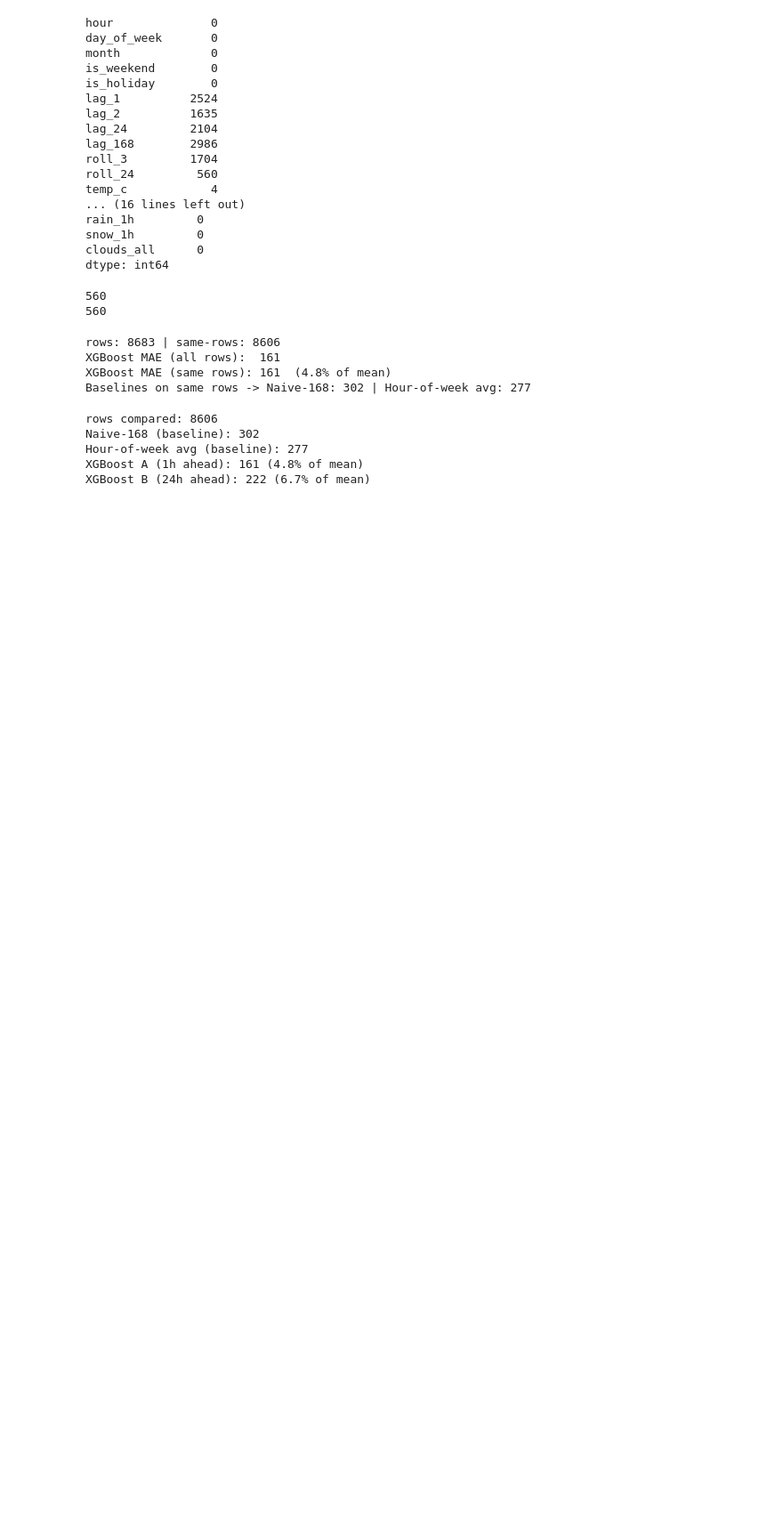
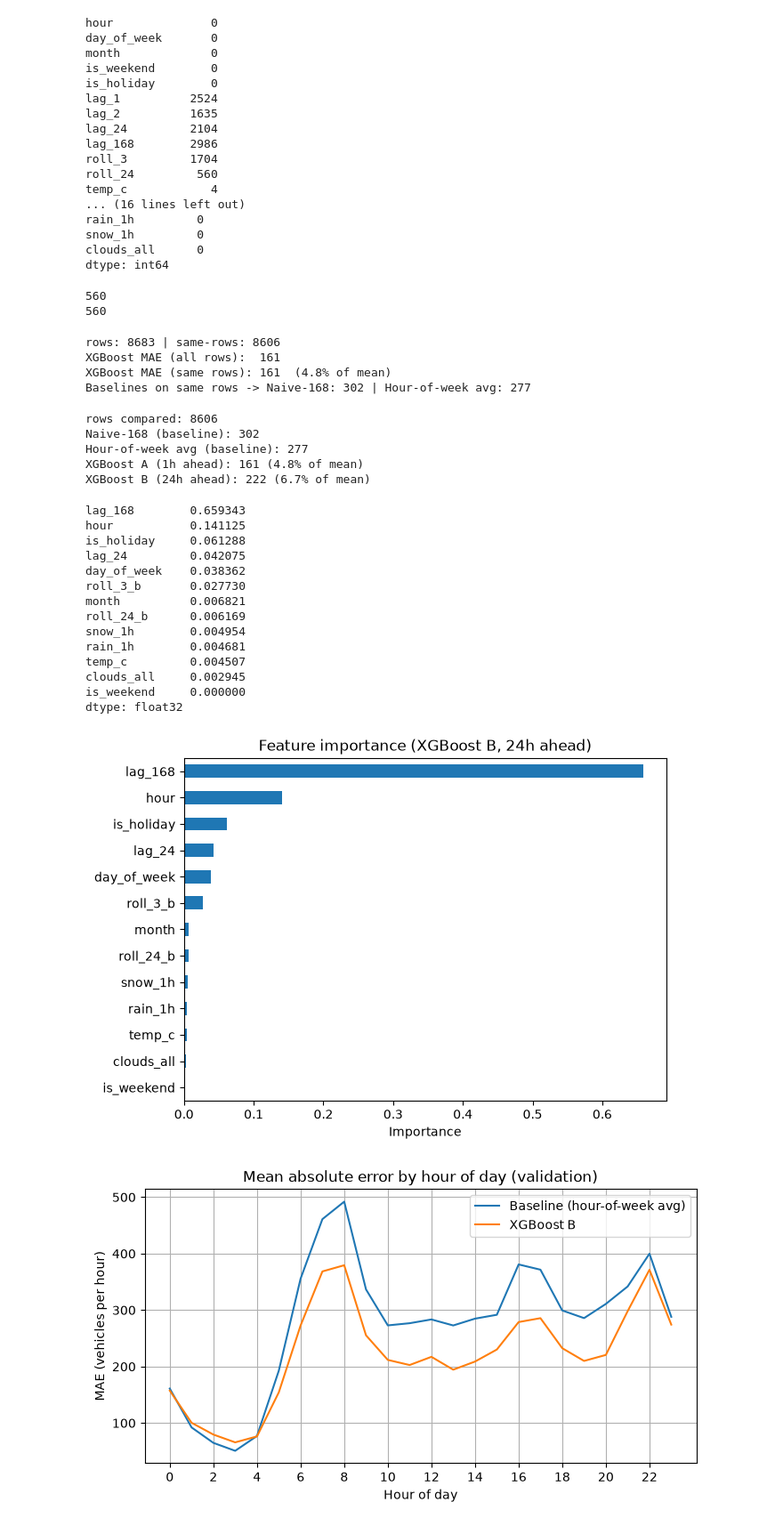
Before and after one commit to TasneemAlnaasan/traffic-flow-forecasting, a Jupyter notebook: notebooks/03_features.ipynb, the cells around one changed output. Shown at 89% size. Cells and saved outputs as stored; diff of their text form; code cells hidden in the pictures; blank space fills up the shorter version.

Commit message:
Add error analysis and figures for XGBoost B

```diff
--- a/notebooks/03_features.ipynb
+++ b/notebooks/03_features.ipynb
@@ -194,3 +194,79 @@ Naive-168 (baseline): 302
 Hour-of-week avg (baseline): 277
 XGBoost A (1h ahead): 161 (4.8% of mean)
 XGBoost B (24h ahead): 222 (6.7% of mean)
+# %%
+
+
+import matplotlib.pyplot as plt
+
+# ---------- 0)  Build the analysis table ----------
+# Baseline (hour-of-week mean) from TRAIN only, for comparison
+avg_table = (
+    train.groupby(["day_of_week", "hour"])["traffic_volume"]
+    .mean().reset_index().rename(columns={"traffic_volume": "pred_avg"})
+)
+val = validate.merge(avg_table, on=["day_of_week", "hour"], how="left")
+val["pred_b"] = pred_b #   model B predictions
+val["err_b"] = (val["traffic_volume"] - val["pred_b"]).abs()
+val["err_avg"] = (val["traffic_volume"] - val["pred_avg"]).abs()
+
+# ---------- 1) Feature importance ----------
+imp = pd.Series(model_b.feature_importances_, index=features_b).sort_values()
+print(imp.sort_values(ascending=False))
+
+plt.figure(figsize=(7, 5))
+imp.plot(kind="barh")
+plt.title("Feature importance (XGBoost B, 24h ahead)")
+plt.xlabel("Importance")
+plt.savefig("../reports/figures/feature_importance.png", dpi=150, bbox_inches="tight")
+plt.show()
+
+# ---------- 2) Error by hour of day ----------
+err_by_hour = val.groupby("hour")[["err_b", "err_avg"]].mean()
+
+plt.figure(figsize=(8, 4))
+plt.plot(err_by_hour.index, err_by_hour["err_avg"], label="Baseline (hour-of-week avg)")
+plt.plot(err_by_hour.index, err_by_hour["err_b"], label="XGBoost B")
+plt.title("Mean absolute error by hour of day (validation)")
+plt.xlabel("Hour of day")
+plt.ylabel("MAE (vehicles per hour)")
+plt.xticks(range(0, 24, 2))
+plt.legend()
+plt.grid(True)
+plt.savefig("../reports/figures/error_by_hour.png", dpi=150, bbox_inches="tight")
+plt.show()
+
+# ---------- 3)  Error on public holidays ----------
+print(val.groupby("is_holiday")[["err_b", "err_avg"]].mean())
+print(val.groupby("is_holiday").size()) # كم ساعة لكل مجموعة | hours per group
+
+# ---------- 4) Actual vs predicted for one week ----------
+week = val[(val["date_time"] >= "2017-03-06") & (val["date_time"] < "2017-03-13")]
+
+plt.figure(figsize=(10, 4))
+plt.plot(week["date_time"], week["traffic_volume"], label="Actual")
+plt.plot(week["date_time"], week["pred_b"], label="Predicted (24h ahead)")
+plt.title("Actual vs predicted traffic: week of 2017-03-06")
+plt.ylabel("Vehicles per hour")
+plt.xticks(rotation=45)
+plt.legend()
+plt.grid(True)
+plt.savefig("../reports/figures/actual_vs_pred_week.png", dpi=150, bbox_inches="tight")
+plt.show()
+# %% [output]
+lag_168        0.659343
+hour           0.141125
+is_holiday     0.061288
+lag_24         0.042075
+day_of_week    0.038362
+roll_3_b       0.027730
+month          0.006821
+roll_24_b      0.006169
+snow_1h        0.004954
+rain_1h        0.004681
+temp_c         0.004507
+clouds_all     0.002945
+is_weekend     0.000000
+dtype: float32
+[figure, added]
+[figure, added]
```
Also changed, not shown: parts of 1 cell of this notebook, 3 other files.
